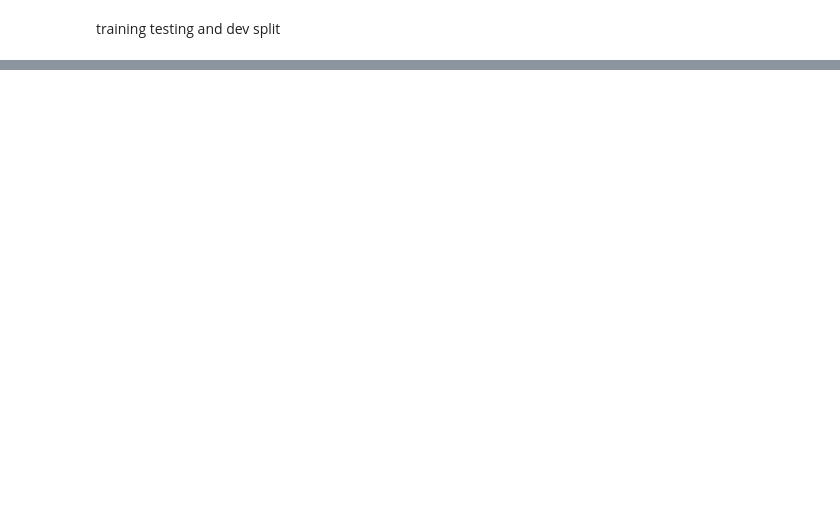
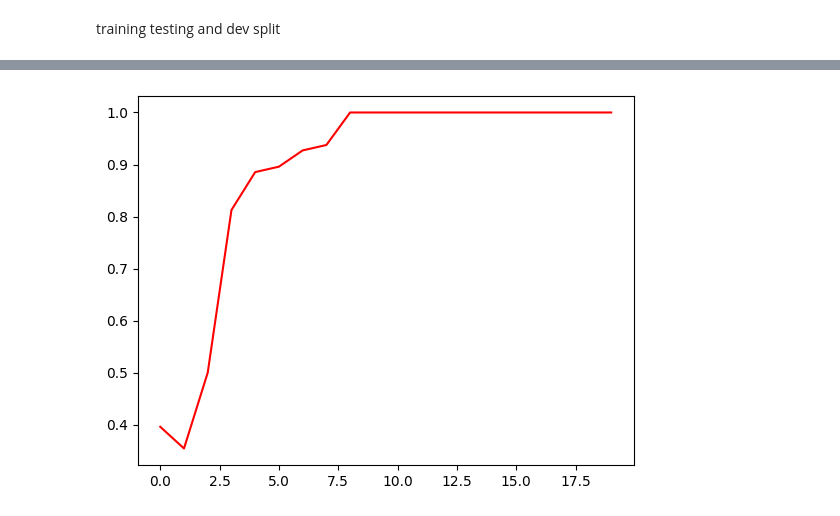
Before and after one commit to pri1712/emotion_predictor, a Jupyter notebook: emotion_classification.ipynb, the cells around one changed output, grey strips where cells are left out. Cells and saved outputs as stored; diff of their text form; code cells hidden in the pictures; blank space fills up the shorter version.

```diff
--- a/emotion_classification.ipynb
+++ b/emotion_classification.ipynb
@@ -123,0 +85,15 @@ model=Sequential([
+# %%
+model.add(Conv2D(32, (3,3), 1, activation='relu', input_shape=(256,256,3)))
+model.add(MaxPooling2D())
+model.add(Conv2D(32, (3,3), 1, activation='relu'))
+model.add(MaxPooling2D())
+model.add(Conv2D(16, (3,3), 1, activation='relu'))
+model.add(MaxPooling2D())
+model.add(Flatten())
+model.add(Dense(256, activation='relu'))
+model.add(Dense(4, activation='softmax'))
+model.compile(
+    optimizer='Adam',
+    loss='sparse_categorical_crossentropy',
+    metrics=metrics_list
+    )
@@ -123,0 +120,6 @@ model=Sequential([
+# %%
+log='/content/gdrive/MyDrive/log'
+# %%
+tensorboard_callback=tf.keras.callbacks.TensorBoard(log_dir=log)
+# %%
+learn=model.fit(train,epochs=20,validation_data=dev,callbacks=[tensorboard_callback])
@@ -123,0 +144,5 @@ model=Sequential([
+# %%
+plt.plot(learn.history['val_accuracy'],color='red')
+plt.show()
+# %% [output]
+[figure, added]
```
Also changed, not shown: parts of 13 cells of this notebook.
